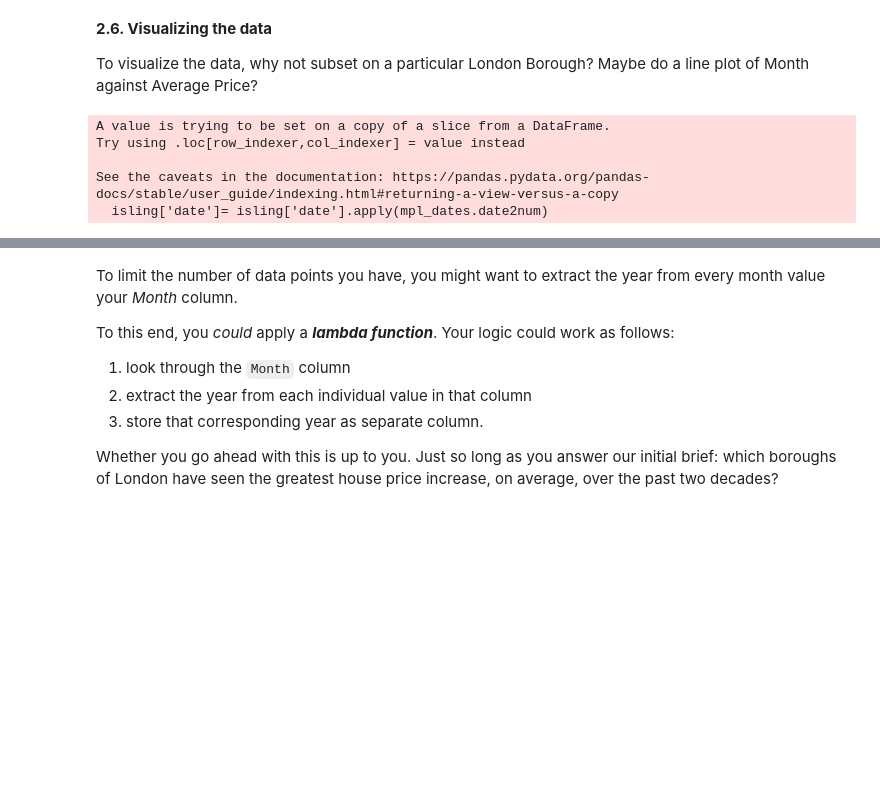
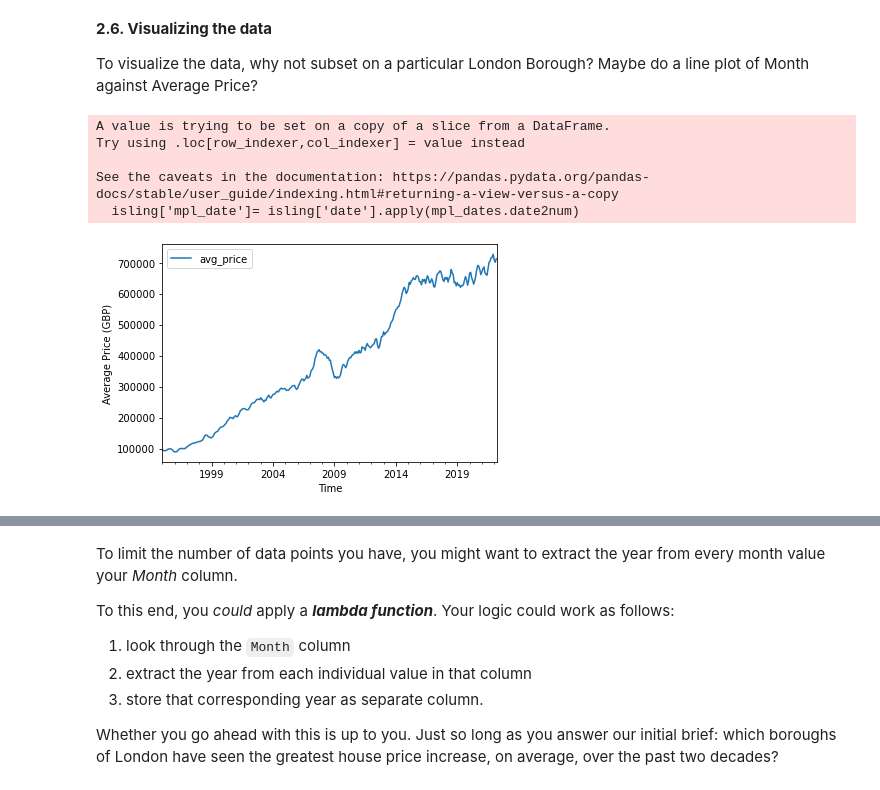
Before and after one commit to ehardwick2/Springboard_DS, a Jupyter notebook: Unit 4 Challenge - Tier 3.ipynb, the cells around one changed output, grey strips where cells are left out. Drawn from its saved outputs; the diff is of its cells as text; code cells hidden in the pictures; blank space fills up the shorter version.

```diff
--- a/Unit 4 Challenge - Tier 3.ipynb
+++ b/Unit 4 Challenge - Tier 3.ipynb
@@ -276,14 +278,20 @@ To visualize the data, why not subset on a particular London Borough? Maybe do a
 # %%
 #subsets a df of just data from the Islington borough
 isling = properties_clean[properties_clean["Borough_Name"]=='Islington']
 
 #converts date to plottable matplotlib format
-isling['date']= isling['date'].apply(mpl_dates.date2num)
+isling['mpl_date']= isling['date'].apply(mpl_dates.date2num)
+
+#lineplot of average price vs time for Islington
+is_lineplot = isling.plot(kind='line',y='avg_price',x='date')
+is_lineplot.set_ylabel("Average Price (GBP)")
+is_lineplot.set_xlabel("Time");
 # %% [output]
 A value is trying to be set on a copy of a slice from a DataFrame.
 Try using .loc[row_indexer,col_indexer] = value instead
 
 See the caveats in the documentation: https://pandas.pydata.org/pandas-docs/stable/user_guide/indexing.html#returning-a-view-versus-a-copy
-  isling['date']= isling['date'].apply(mpl_dates.date2num)
+  isling['mpl_date']= isling['date'].apply(mpl_dates.date2num)
+[figure, added]
 # %%
 #plot of average price vs. time (1995-2022) for Islington borough and a linear trendline of the data
```
Also changed, not shown: parts of 25 cells of this notebook.
